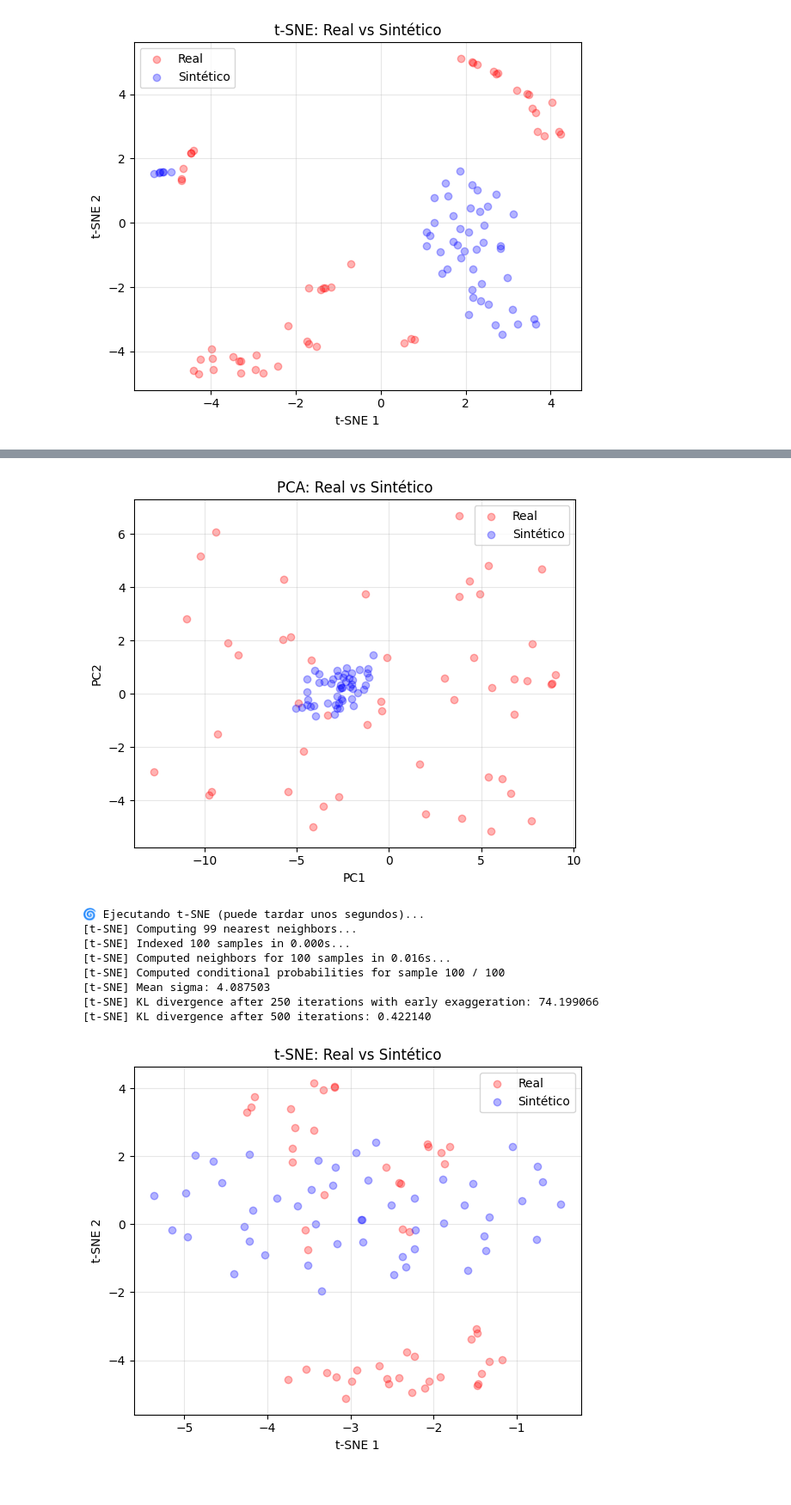
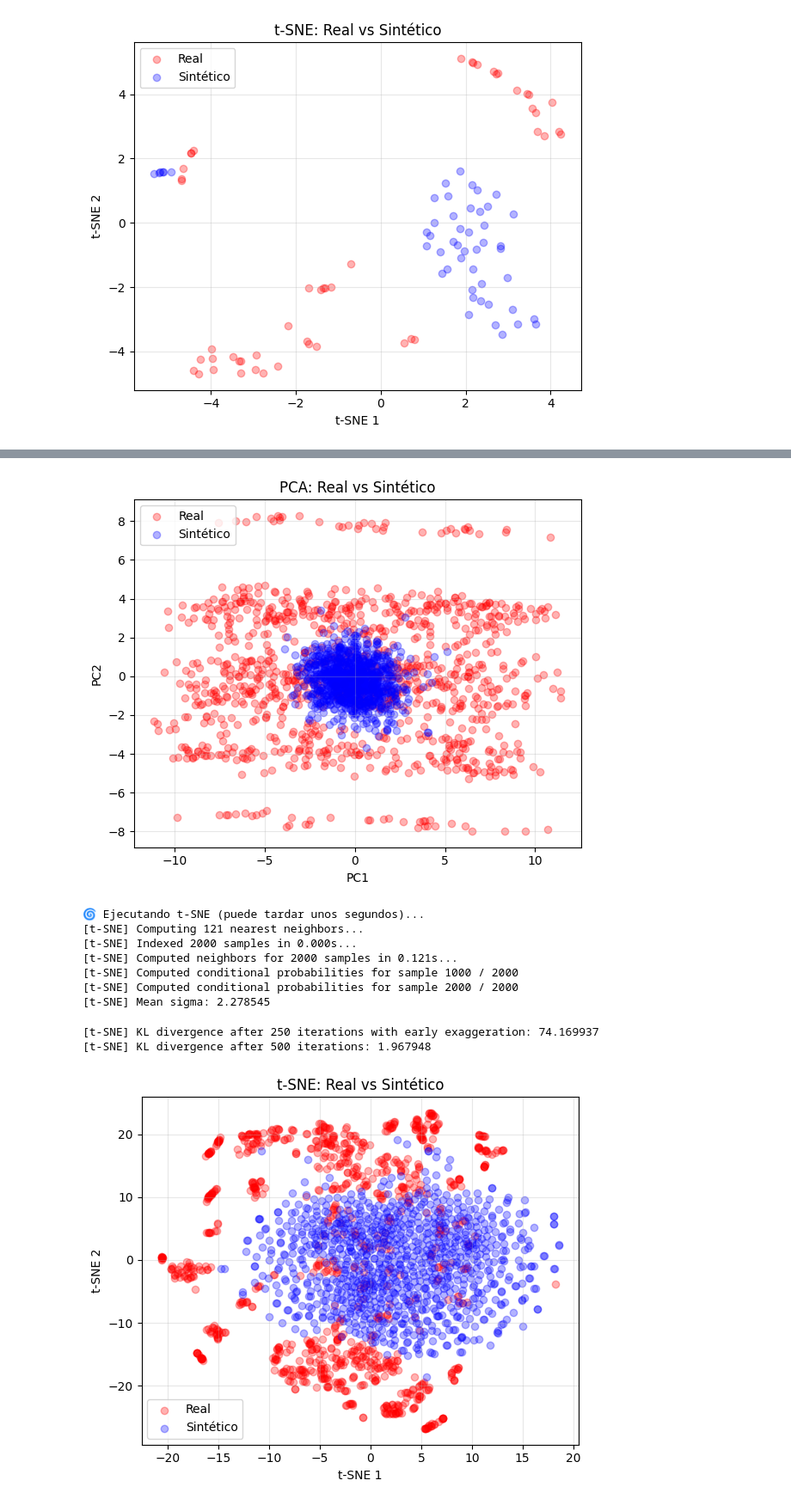
Before and after one commit to JBP1951/Thesis-TIMEGAN, a Jupyter notebook: Thesis copy 2/train_all_signals.ipynb, the cells around one changed output, grey strips where cells are left out. Shown at 86% size. Drawn from its saved outputs; the diff is of its cells as text; code cells hidden in the pictures.

```diff
--- a/Thesis copy 2/train_all_signals.ipynb
+++ b/Thesis copy 2/train_all_signals.ipynb
@@ -191,11 +191,11 @@ opt = Options().parse()
 opt.print_freq = 100    # imprime cada iteración
 
 # 2. Set paper-style hyperparameters
-opt.lr_g = 1e-4     # LR para el generador
-opt.lr_d = 5e-4    # LR para el discriminador
-opt.lr_e = 1e-3     # encoder
-opt.lr_r = 1e-3     # recovery
-opt.lr_s = 1e-3     # supervisor
+opt.lr_g = 5e-5     # LR para el generador
+opt.lr_d = 1e-4    # LR para el discriminador
+opt.lr_e = 1e-4     # encoder
+opt.lr_r = 5e-4     # recovery
+opt.lr_s = 2e-4     # supervisor
 
 
 opt.beta1 = 0.5
@@ -203,15 +203,15 @@ opt.beta1 = 0.5
 opt.batch_size = 64
 opt.iteration = 500
 
-opt.hidden_dim = 32   # muy importante
-opt.num_layer = 4
+opt.hidden_dim = 48   # muy importante
+opt.num_layer = 2
 
 opt.n_critic = 5     # OK
-opt.gp_lambda = 1   # OK
+opt.gp_lambda = 10   # OK
 opt.name = "TimeGAN_real_paper_settings"
 
-opt.w_g    = 1.0   # antes 80
-opt.w_e0   = 1.0   # antes 10
+opt.w_g    = 2.0   # antes 80
+opt.w_e0   = 10.0   # antes 10
 opt.w_es   = 1.0   # antes 0.1, lo dejamos en la misma escala
 opt.w_gamma = 1.0  # este se puede mantener
 
@@ -243,7 +243,7 @@ Finish Synthetic Data Generation
 from generation_TGAN import safe_generation
 import numpy as np
 
-generated_data = safe_generation(model, num_samples=50, batch_size=64)
+generated_data = safe_generation(model, num_samples=len(ori_data), batch_size=64)
 
 n_vis = 50000  # target
 
@@ -266,10 +281,11 @@ visualization(ori_vis, gen_vis, 'tsne')
-[figure, old version]
+[figure, new version]
 🌀 Ejecutando t-SNE (puede tardar unos segundos)...
-[t-SNE] Computing 99 nearest neighbors...
-[t-SNE] Indexed 100 samples in 0.000s...
-[t-SNE] Computed neighbors for 100 samples in 0.016s...
-[t-SNE] Computed conditional probabilities for sample 100 / 100
-[t-SNE] Mean sigma: 4.087503
-[t-SNE] KL divergence after 250 iterations with early exaggeration: 74.199066
-[t-SNE] KL divergence after 500 iterations: 0.422140
+[t-SNE] Computing 121 nearest neighbors...
+[t-SNE] Indexed 2000 samples in 0.000s...
+[t-SNE] Computed neighbors for 2000 samples in 0.121s...
+[t-SNE] Computed conditional probabilities for sample 1000 / 2000
+[t-SNE] Computed conditional probabilities for sample 2000 / 2000
+[t-SNE] Mean sigma: 2.278545
+[t-SNE] KL divergence after 250 iterations with early exaggeration: 74.169937
+[t-SNE] KL divergence after 500 iterations: 1.967948
-[figure, old version]
+[figure, new version]
```
Also changed, not shown: parts of 4 cells of this notebook, 1 other file.
